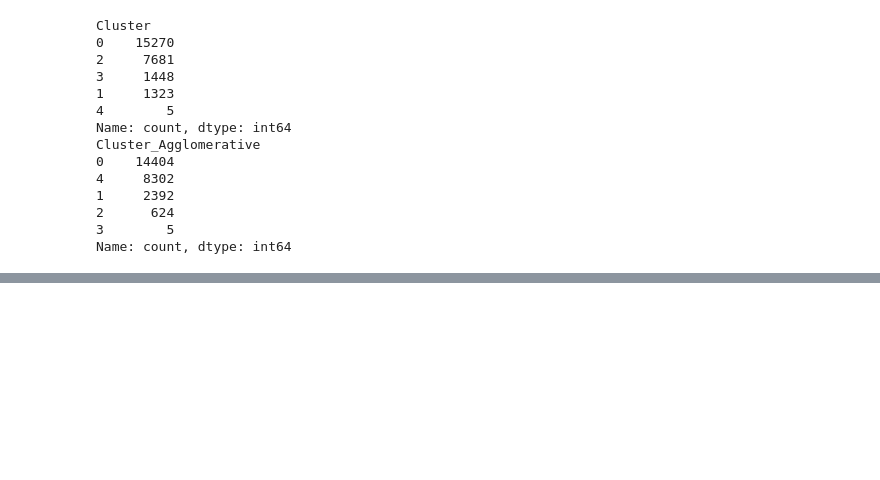
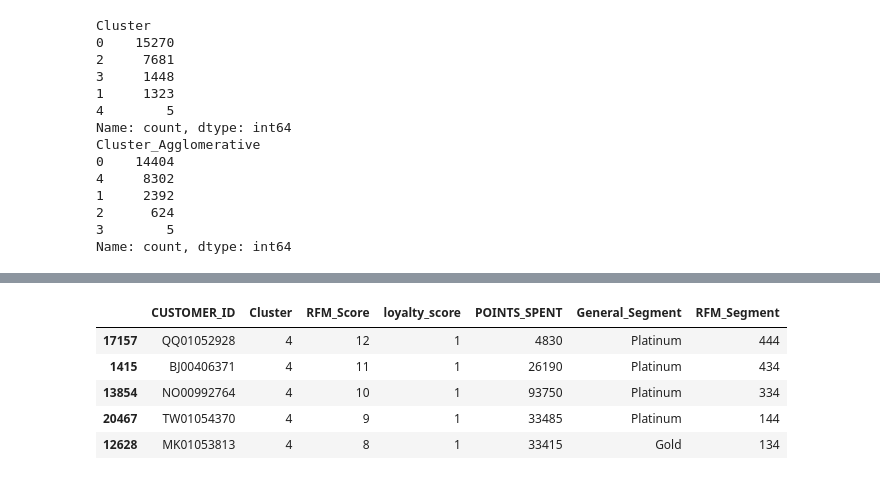
Before and after one commit to PeterBaraka/ml_fieldwork_lab, a Jupyter notebook: seg_clustering.ipynb, the cells around one changed output, grey strips where cells are left out. Drawn from its saved outputs; the diff is of its cells as text; code cells hidden in the pictures; blank space fills up the shorter version.

```diff
--- a/seg_clustering.ipynb
+++ b/seg_clustering.ipynb
@@ -280,0 +285,9 @@ Name: count, dtype: int64
+# %%
+cluster_df_.head()
+# %% [output]
+|  | CUSTOMER_ID | Cluster | RFM_Score | loyalty_score | POINTS_SPENT | General_Segment | RFM_Segment |
+| 17157 | QQ01052928 | 4 | 12 | 1 | 4830 | Platinum | 444 |
+| 1415 | BJ00406371 | 4 | 11 | 1 | 26190 | Platinum | 434 |
+| 13854 | NO00992764 | 4 | 10 | 1 | 93750 | Platinum | 334 |
+| 20467 | TW01054370 | 4 | 9 | 1 | 33485 | Platinum | 144 |
+| 12628 | MK01053813 | 4 | 8 | 1 | 33415 | Gold | 134 |
```
Also changed, not shown: parts of 7 cells of this notebook.
